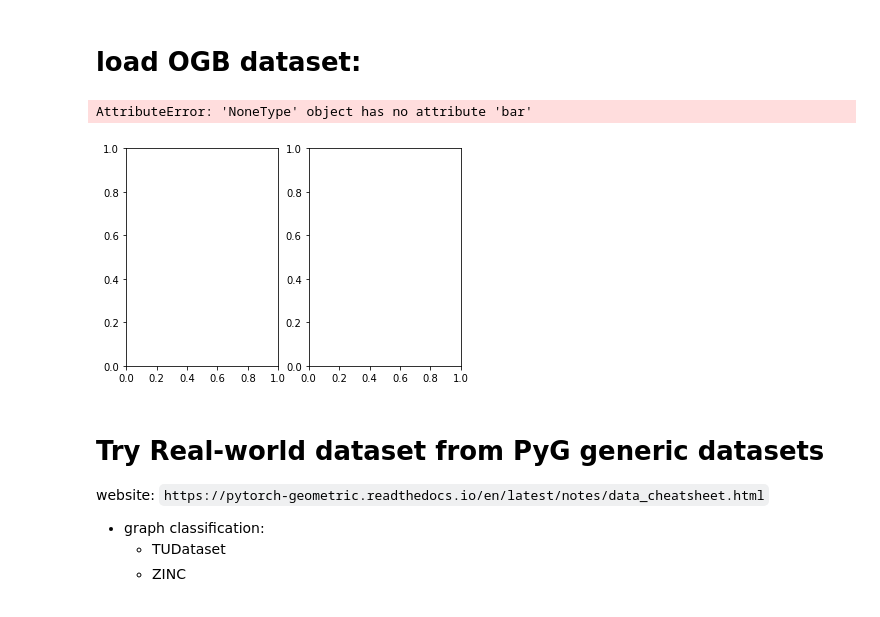
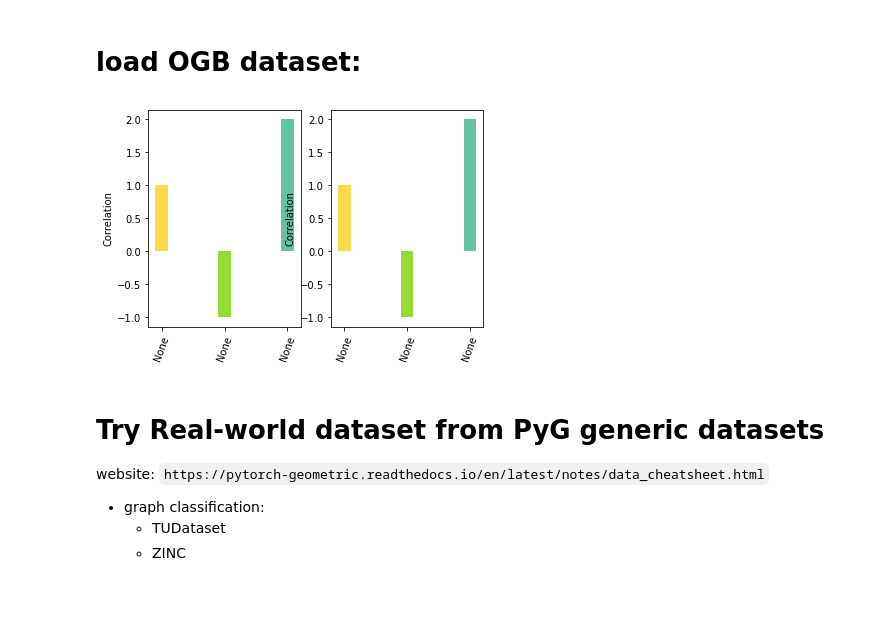
Before and after one commit to ICLab4DL/GNNBenchEffectiveness, a Jupyter notebook: plot_statistics.ipynb, the cells around one changed output. Drawn from its saved outputs; the diff is of its cells as text; code cells hidden in the pictures.

```diff
--- a/plot_statistics.ipynb
+++ b/plot_statistics.ipynb
@@ -180,14 +180,13 @@ def plot_bars(X, y, y_err=None, legend_pos=None, label="None", ax=None, colors=N
 # %%
 # test bar:
 xxx = np.linspace(0, 1, num=3)
 fig, axess = plt.subplots(1, 2)
 
-plot_bars(xxx, [1,-1,2], axess[0])
-plot_bars(xxx, [1,-1,2], axess[1])
+plot_bars(xxx, [1,-1,2], ax=axess[0])
+plot_bars(xxx, [1,-1,2], ax=axess[1])
 plt.show()
 # %% [output]
-AttributeError: 'NoneType' object has no attribute 'bar'
-[figure, old version]
+[figure, new version]
 # %%
 import utils
 importlib.reload(utils)
```
Also changed, not shown: parts of 4 cells of this notebook, 4 other files.
